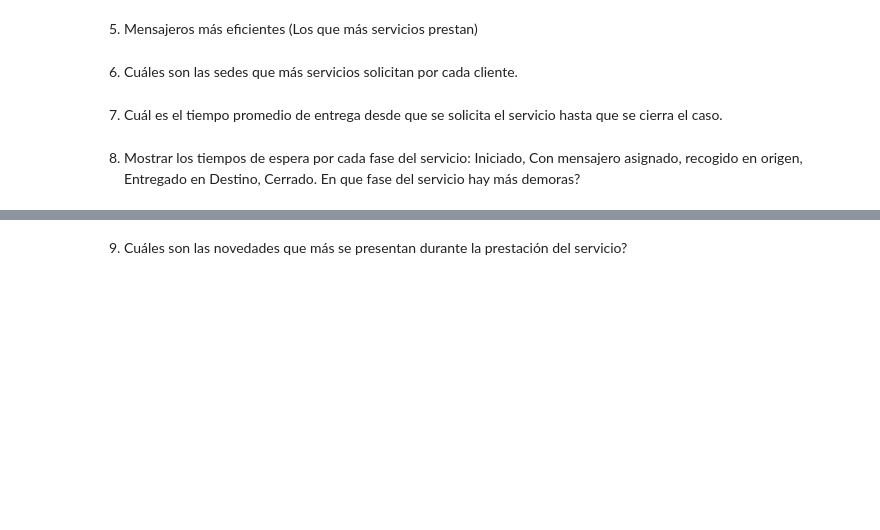
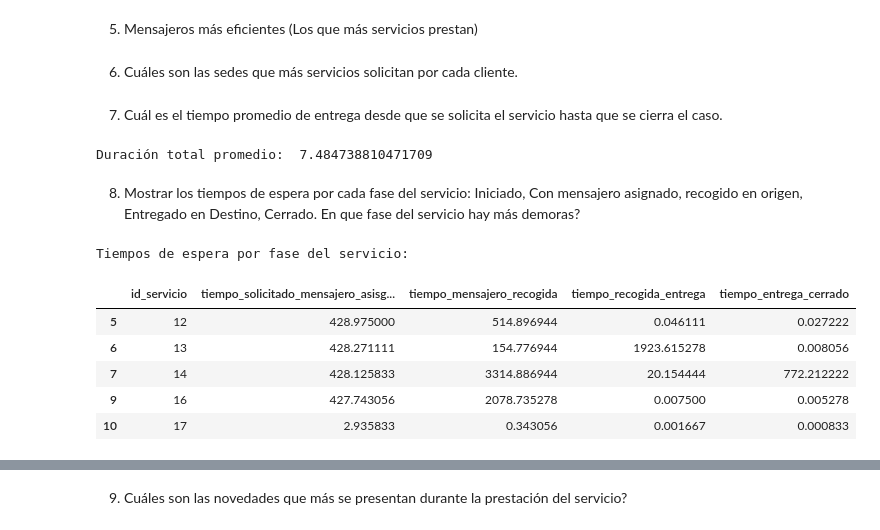
Before and after one commit to Alejandro1221/Rapido-Furioso, a Jupyter notebook: Untitled.ipynb, the cells around one changed output, grey strips where cells are left out. Drawn from its saved outputs; the diff is of its cells as text; code cells hidden in the pictures; blank space fills up the shorter version.

```diff
--- a/Untitled.ipynb
+++ b/Untitled.ipynb
@@ -212,5 +244,32 @@ NameError: name 'ocupacion_por_hora' is not defined
 6) Cuáles son las sedes que más servicios solicitan por cada cliente.
 # %% [markdown]
 7) Cuál es el tiempo promedio de entrega desde que se solicita el servicio hasta que se cierra el caso.
+# %%
+# filtrar los servicios que no fueron cerrados. si tiene cero en  tiempo_entregado_cerrado es porque no fue cerrado
+df_servicios_cerrados = df_servicios[df_servicios['tiempo_entrega_cerrado'] > 0]
+df_servicios_cerrados["duracion_total"].head()
+
+duracion_total_promedio = df_servicios_cerrados["duracion_total"].mean()
+
+print("Duración total promedio: ",duracion_total_promedio)
+# %% [output]
+Duración total promedio:  7.484738810471709
 # %% [markdown]
 8) Mostrar los tiempos de espera por cada fase del servicio: Iniciado, Con mensajero asignado, recogido en origen, Entregado en Destino, Cerrado. En que fase del servicio hay más demoras?
+# %%
+# print tiempo de espera por cada fase del servicio
+df_tiempos_espera = df_servicios_cerrados[["id_servicio", "tiempo_espera", "tiempo_mensajero_recogida", "tiempo_recogida_entrega", "tiempo_entrega_cerrado"]].copy()
+print("Tiempos de espera por fase del servicio:")
+
+#rename tiempo_espera a tempo_solicitado_mensajero_asisgnado
+df_tiempos_espera.rename(columns={"tiempo_espera": "tiempo_solicitado_mensajero_asisgnado"}, inplace=True)
+
+df_tiempos_espera.head()
+# %% [output]
+Tiempos de espera por fase del servicio:
+|  | id_servicio | tiempo_solicitado_mensajero_asisg... | tiempo_mensajero_recogida | tiempo_recogida_entrega | tiempo_entrega_cerrado |
+| 5 | 12 | 428.975000 | 514.896944 | 0.046111 | 0.027222 |
+| 6 | 13 | 428.271111 | 154.776944 | 1923.615278 | 0.008056 |
+| 7 | 14 | 428.125833 | 3314.886944 | 20.154444 | 772.212222 |
+| 9 | 16 | 427.743056 | 2078.735278 | 0.007500 | 0.005278 |
+| 10 | 17 | 2.935833 | 0.343056 | 0.001667 | 0.000833 |
```
Also changed, not shown: parts of 2 cells of this notebook.
